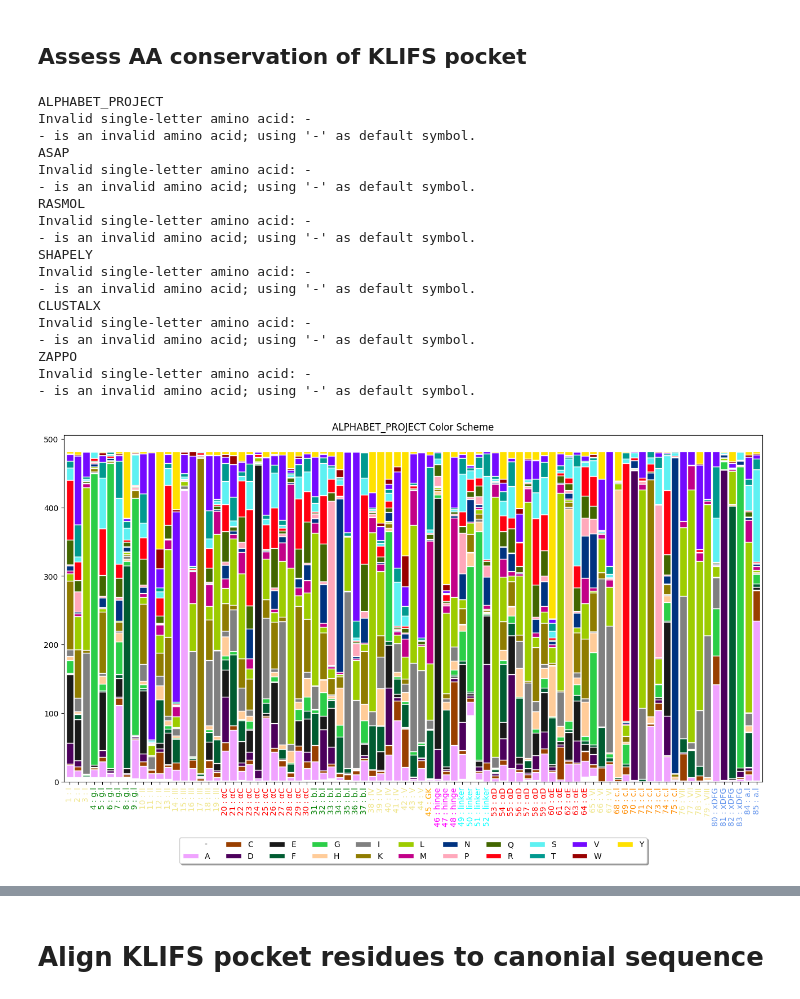
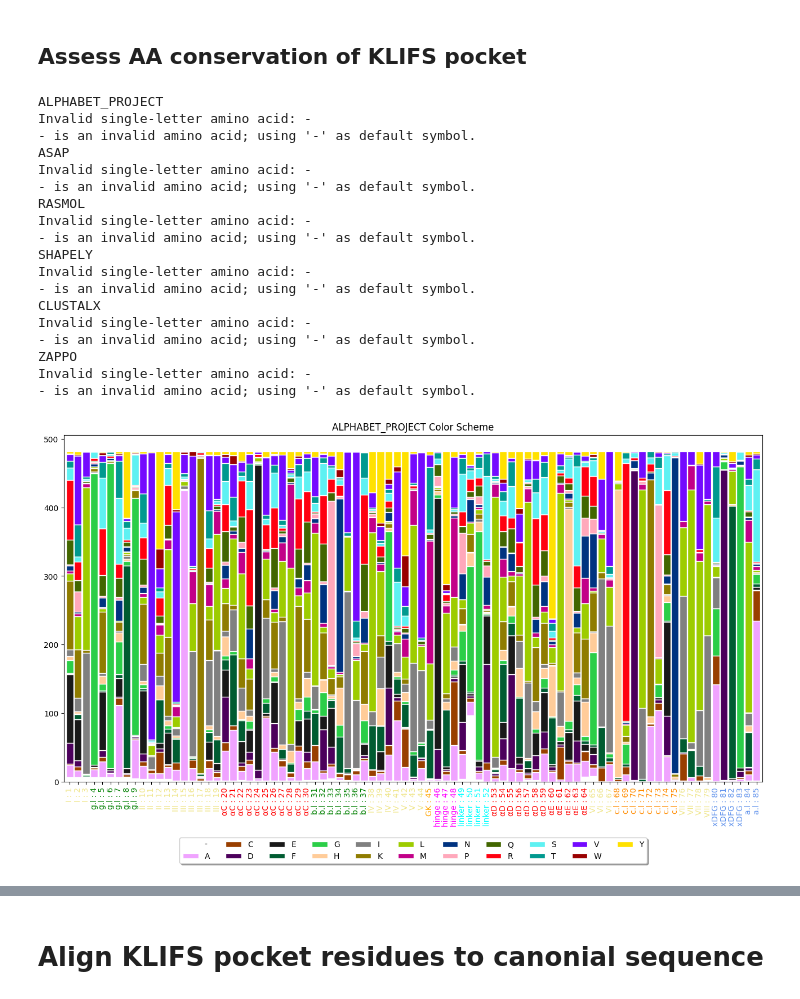
Before and after one commit to choderalab/missense-kinase-toolkit, a Jupyter notebook: notebooks/klifs_pocket.ipynb, the cells around one changed output, grey strips where cells are left out. Saved outputs shown, nothing was run; the diff lists cells and outputs as text; code cells hidden in the pictures.

Commit message:
adjusted KLIFS pocket notebook to adapt to klifs module changes

```diff
--- a/notebooks/klifs_pocket.ipynb
+++ b/notebooks/klifs_pocket.ipynb
@@ -42,7 +43,15 @@ df_pocket_count = pd.DataFrame(df_pocket_melt[["position", "amino_acid"]].value_
 df_pocket_count = df_pocket_count.reset_index()
 # %%
 # change x-axis lablel to include KLIFS pocket region
-df_pocket_pivot.columns = [f"{entry[0]} : {entry[1]}" for entry in klifs.LIST_POCKET_KLIFS_REGIONS]
+list_cols = [[f"{key} : {i}" for i in range(val["start"], val["end"] + 1)] \
+             for key, val in klifs.DICT_POCKET_KLIFS_REGIONS.items()]
+list_cols = list(chain.from_iterable(list_cols))
+df_pocket_pivot.columns = list_cols
+
+# match x-axis label colors to KLIF pocket region colors
+list_axis_col = [[val["color"]] * (val["end"] + 1 - val["start"]) \
+                 for _, val in klifs.DICT_POCKET_KLIFS_REGIONS.items()]
+list_axis_col = list(chain.from_iterable(list_axis_col))
 
 list_cols = list(colors.DICT_COLORS.keys())
 for cols in list_cols:
@@ -51,7 +60,6 @@ for cols in list_cols:
     dict_col = colors.DICT_COLORS[str_col]["DICT_COLORS"]
     list_fill_col = [colors.map_single_letter_aa_to_color(i, dict_col) \
                      for i in df_pocket_pivot.index.tolist()]
-    list_axis_col = [klifs.POCKET_KLIFS_REGION_COLORS[i[1]] for i in klifs.LIST_POCKET_KLIFS_REGIONS]
 
     if len(set(list_fill_col)) > 9:
         edgecol = "white"
@@ -86,31 +94,31 @@ for cols in list_cols:
         handlelist = [plt.plot([], marker="o", ls="", color=color)[0] for _, color in dict_annot.items()]
         l2 = ax.legend(handlelist,
                        list(dict_annot.keys()),
                        loc="upper center",
                        bbox_to_anchor=(0.5, -0.25),
                        fancybox=True,
                        shadow=True,
                        ncol=len(dict_annot))
         ax.add_artist(l1)
     plt.title(f"{cols} Color Scheme")
     plt.savefig(f"KLIFS_pocket_{cols}.pdf", bbox_inches="tight");
 # %% [output]
 ALPHABET_PROJECT
 Invalid single-letter amino acid: -
 - is an invalid amino acid; using '-' as default symbol.
 ASAP
 Invalid single-letter amino acid: -
 - is an invalid amino acid; using '-' as default symbol.
 RASMOL
 Invalid single-letter amino acid: -
 - is an invalid amino acid; using '-' as default symbol.
 SHAPELY
 Invalid single-letter amino acid: -
 - is an invalid amino acid; using '-' as default symbol.
 CLUSTALX
 Invalid single-letter amino acid: -
 - is an invalid amino acid; using '-' as default symbol.
 ZAPPO
 Invalid single-letter amino acid: -
 - is an invalid amino acid; using '-' as default symbol.
-[figure, old version]
+[figure, new version]
```
Also changed, not shown: parts of 54 cells of this notebook.
